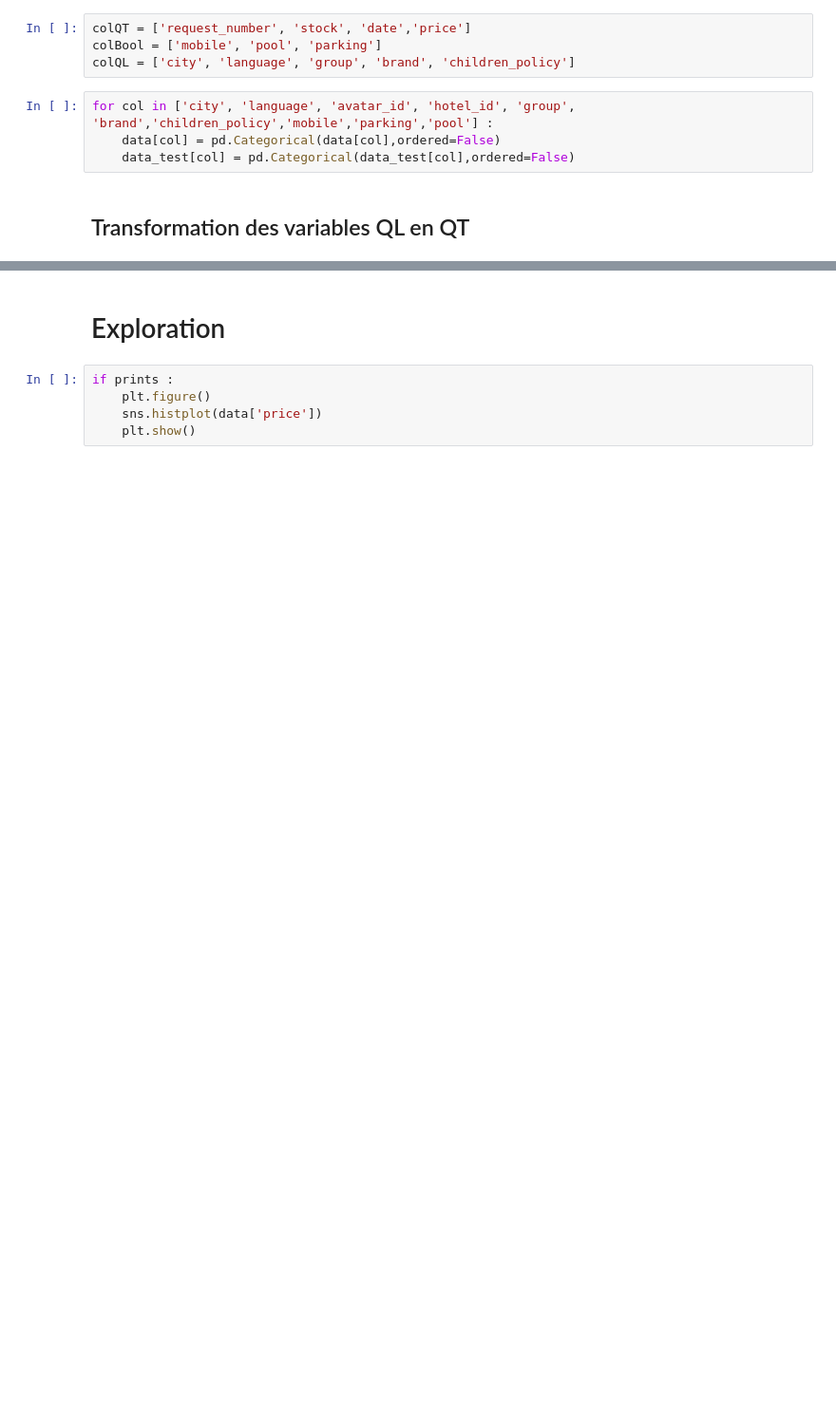
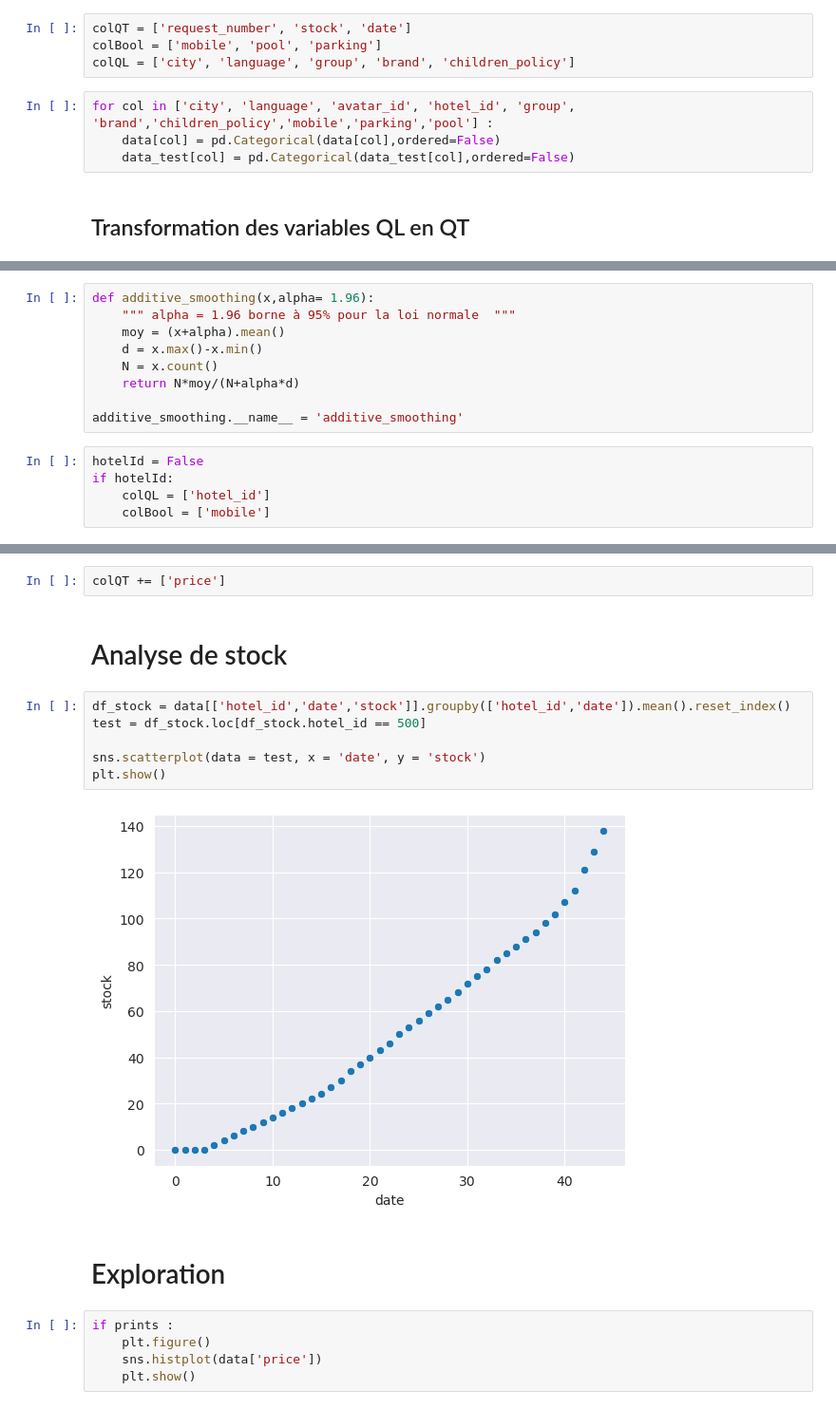
Before and after one commit to Novly57/IA_Framework_DefiIA, a Jupyter notebook: analysis/analysis.ipynb, the cells around one changed output, grey strips where cells are left out. Shown: that part at 95% size. Saved outputs shown, nothing was run; the diff lists cells and outputs as text; blank space fills up the shorter version.

```diff
--- a/analysis/analysis.ipynb
+++ b/analysis/analysis.ipynb
@@ -74,7 +74,7 @@ Ici on génère des prix en utilisant les requêtes les plus proches.
 # %% [markdown]
 # Mise en forme des données
 # %%
-colQT = ['request_number', 'stock', 'date','price']
+colQT = ['request_number', 'stock', 'date']
 colBool = ['mobile', 'pool', 'parking']
 colQL = ['city', 'language', 'group', 'brand', 'children_policy']
 # %%
@@ -87,0 +86,14 @@ for col in ['city', 'language', 'avatar_id', 'hotel_id', 'group', 'brand','child
+# %%
+def additive_smoothing(x,alpha= 1.96):
+    """ alpha = 1.96 borne à 95% pour la loi normale  """
+    moy = (x+alpha).mean()
+    d = x.max()-x.min()
+    N = x.count()
+    return N*moy/(N+alpha*d)
+
+additive_smoothing.__name__ = 'additive_smoothing'
+# %%
+hotelId = False
+if hotelId:
+    colQL = ['hotel_id']
+    colBool = ['mobile']
@@ -88,3 +110,15 @@ for col in ['city', 'language', 'avatar_id', 'hotel_id', 'group', 'brand','child
+# %%
+colQT += ['price']
+# %% [markdown]
+# Analyse de stock
+# %%
+df_stock = data[['hotel_id','date','stock']].groupby(['hotel_id','date']).mean().reset_index()
+test = df_stock.loc[df_stock.hotel_id == 500]
+
+sns.scatterplot(data = test, x = 'date', y = 'stock')
+plt.show()
+# %% [output]
+[figure, added]
 # %% [markdown]
 # Exploration
 # %%
```
Also changed, not shown: parts of 22 cells of this notebook, 3 other files.
